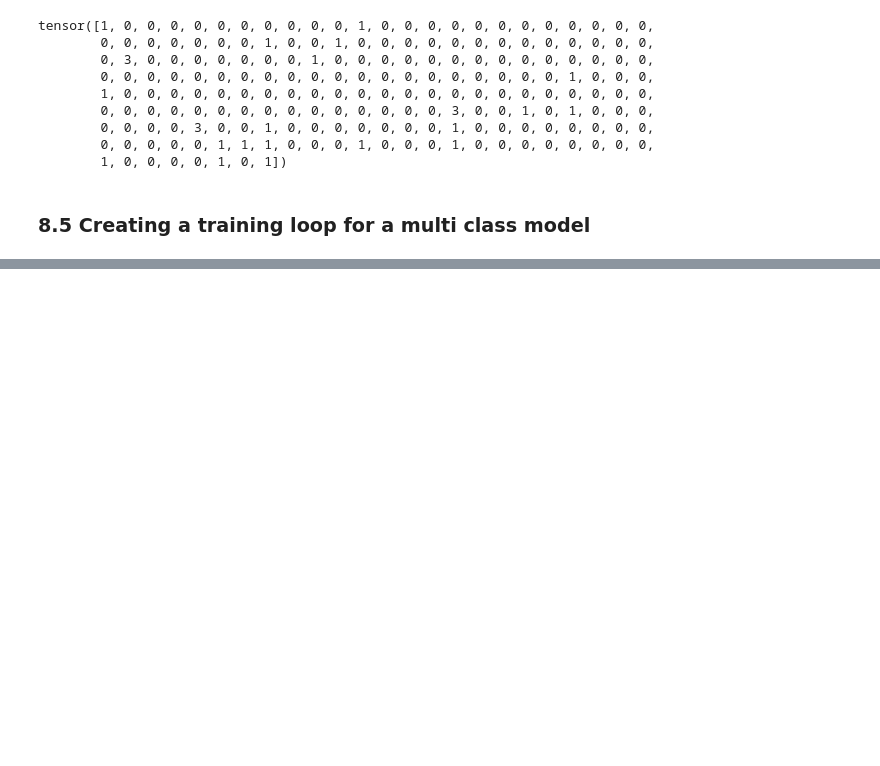
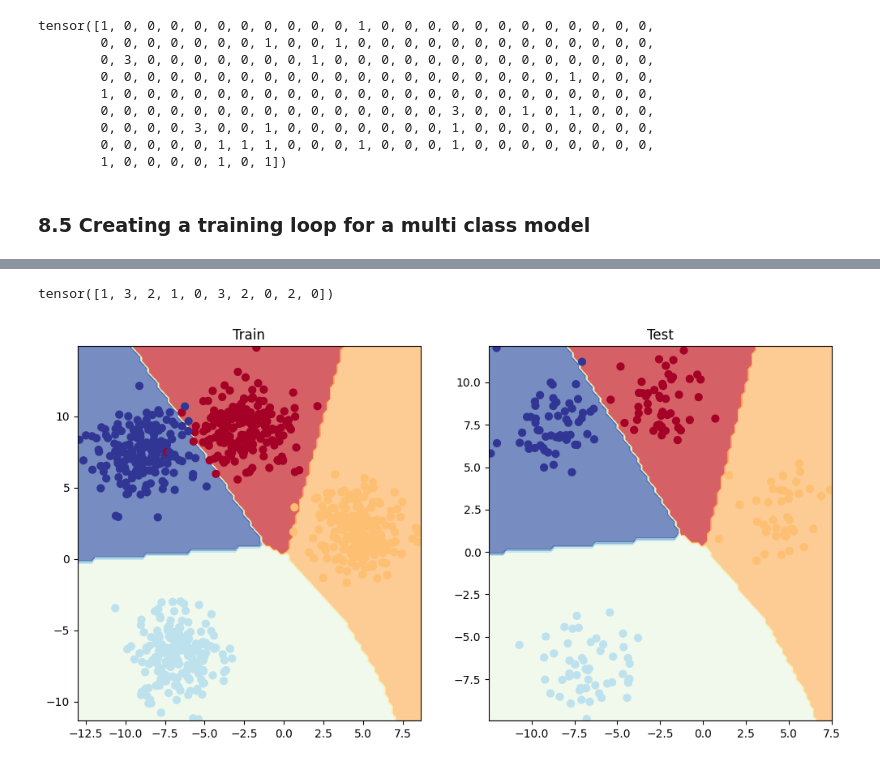
Before and after one commit to ujjawalsingh10/Pytorch-Deep-Learning, a Jupyter notebook: 02_Pytorch_classification.ipynb, the cells around one changed output, grey strips where cells are left out. Drawn from its saved outputs; the diff is of its cells as text; code cells hidden in the pictures; blank space fills up the shorter version.

```diff
--- a/02_Pytorch_classification.ipynb
+++ b/02_Pytorch_classification.ipynb
@@ -867,16 +871,29 @@ epochs = 100
 X_train, y_train = X_train.to(device), y_train.to(device)
 X_test, y_test = X_test.to(device), y_test.to(device)
 
- for epoch in range(epochs):
+for epoch in range(epochs):
   ### Training
   blob_model.train()
 
   y_logits = blob_model(X_train)
   y_pred = torch.softmax(y_logits, dim = 1).argmax(dim = 1)
 
-  loss = loss_fn(y_logits, y_train)
+  loss = loss_fn(y_logits, y_train.type(torch.LongTensor))
   acc = accuracy_fn(y_true = y_train, y_pred = y_pred)
 
   optimizer.zero_grad()
   loss.backward()
   optimizer.step()
+
+  ### Testing
+  blob_model.eval()
+  with torch.inference_mode():
+    test_logits = blob_model(X_test)
+    test_pred = torch.softmax(test_logits, dim = 1).argmax(dim = 1)
+
+    test_loss = loss_fn(test_logits, y_test.type(torch.LongTensor))
+    test_acc = accuracy_fn(y_true = y_test, y_pred = test_pred)
+
+  ## print out results
+  if epoch % 10 == 0:
+    print(f"Epoch: {epoch} | Loss: {loss:.4f}, Acc: {acc:.2f}% | Test Loss: {test_loss:.4f}, Test Acc: {test_acc:.2f}%")
@@ -882,0 +943,15 @@ X_test, y_test = X_test.to(device), y_test.to(device)
+# %%
+y_preds = torch.argmax(y_pred_probs, dim = 1)
+y_preds[:10]
+# %% [output]
+tensor([1, 3, 2, 1, 0, 3, 2, 0, 2, 0])
+# %%
+plt.figure(figsize=(12,6))
+plt.subplot(1,2,1)
+plt.title('Train')
+plot_decision_boundary(blob_model, X_train, y_train)
+plt.subplot(1,2,2)
+plt.title("Test")
+plot_decision_boundary(blob_model, X_test, y_test)
+# %% [output]
+[figure, added]
```
Also changed, not shown: parts of 18 cells of this notebook.
